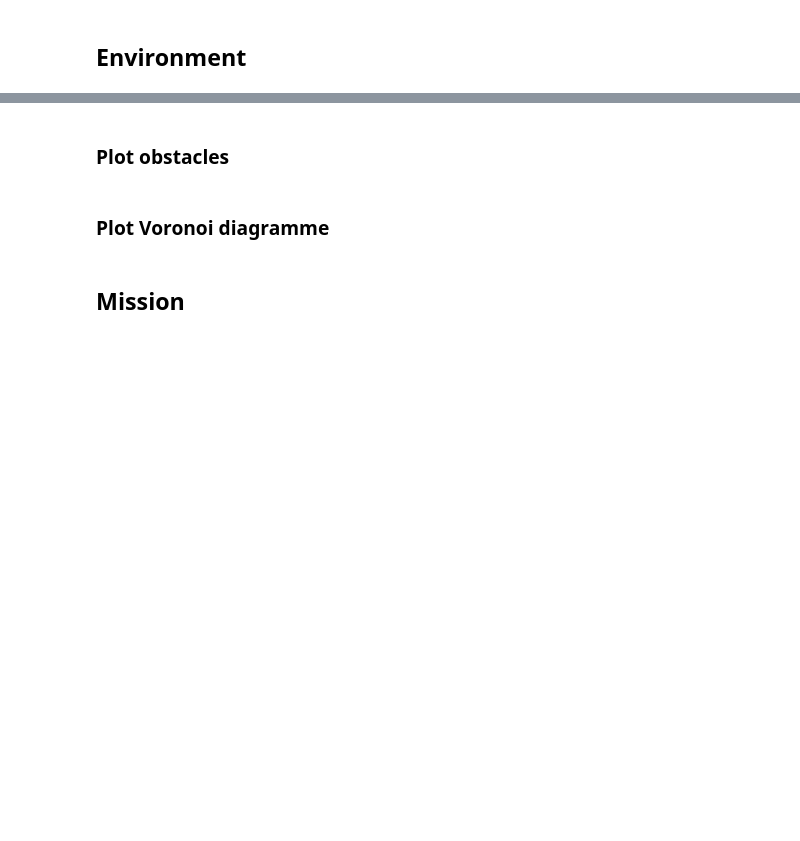
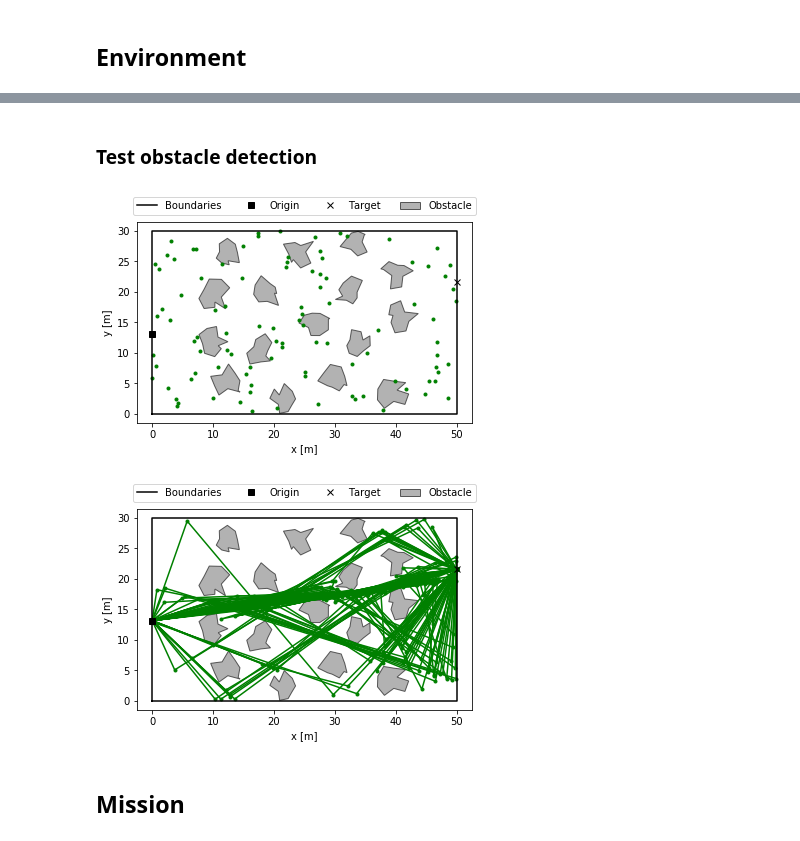
Before and after one commit to gitter-badger/kth-dd2410-planning, a Jupyter notebook: notebooks/mission.ipynb, the cells around one changed output, grey strips where cells are left out. Saved outputs shown, nothing was run; the diff lists cells and outputs as text; code cells hidden in the pictures; blank space fills up the shorter version.

```diff
--- a/notebooks/mission.ipynb
+++ b/notebooks/mission.ipynb
@@ -37,2 +36,0 @@ fig.savefig('env.svg', bbox_inches='tight')
-# %% [markdown]
-### Plot obstacles
@@ -42,2 +36,0 @@ plt.show()
-# %% [markdown]
-### Plot Voronoi diagramme
@@ -47,3 +37,38 @@ plt.show()
+# %% [markdown]
+### Test obstacle detection
+# %%
+# with points
+fig, ax = plt.subplots(1)
+i = 0
+while i < 100:
+    x = np.random.uniform(0, env.lx)
+    y = np.random.uniform(0, env.ly)
+    p = np.array([x, y])
+    if env.safe(p):
+        ax.plot(*p, 'g.')
+        i += 1
+    else:
+        continue
+env.plot(ax)
+
+# lines
+fig, ax = plt.subplots(1)
+i = 0
+while i < 100:
+    x = np.random.uniform(0, env.lx, (2, 1))
+    y = np.random.uniform(0, env.ly, (2, 1))
+    p = np.hstack((x, y))
+    p = np.vstack((env.p0, p, env.pf))
+    if env.safe(p):
+        ax.plot(p[:,0], p[:,1], 'g.-')
+        i += 1
+    else:
+        continue
+env.plot(ax)
+plt.show()
+# %% [output]
+[figure, added]
+[figure, added]
 # %% [markdown]
 ## Mission
 # %%
```
Also changed, not shown: parts of 4 cells of this notebook, 21 other files.
